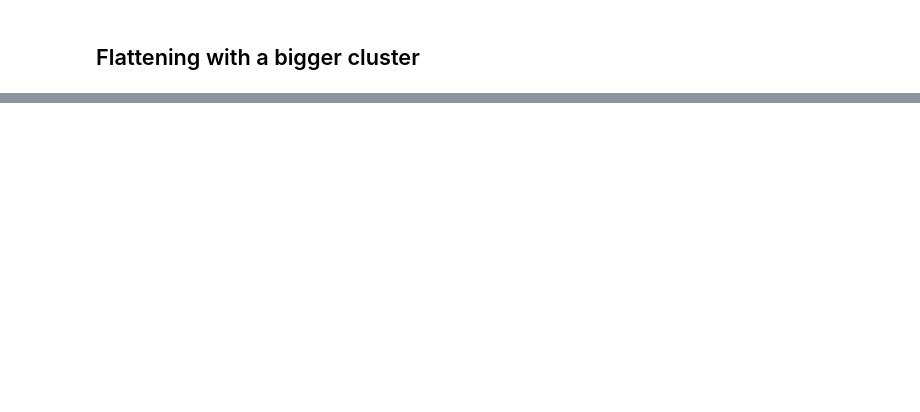
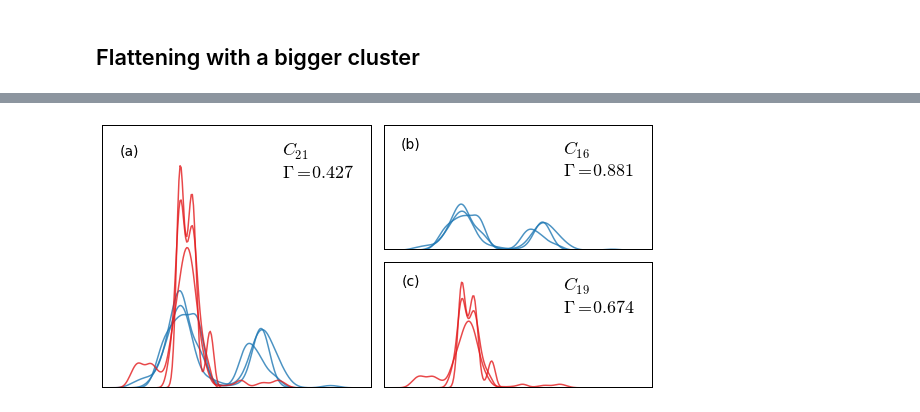
Before and after one commit to hilaryjoyce/smfs-data-analysis, a Jupyter notebook: Thesis figures - Analysis Outline.ipynb, the cells around one changed output, grey strips where cells are left out. Cells and saved outputs as stored; diff of their text form; code cells hidden in the pictures; blank space fills up the shorter version.

```diff
--- a/Thesis figures.ipynb
+++ b/Thesis figures - Analysis Outline.ipynb
@@ -2007,0 +1939,54 @@ Flatted cluster at minimum coincidence 0.25
+# %%
+cid = 20
+cluster = c.AnyCluster(coam, cid)
+left = c.AnyCluster(coam, cluster.left_id)
+right = c.AnyCluster(coam, cluster.right_id)
+# %%
+lcd_left = left.get_shifted_Lc_density_arrays()
+lcd_right = right.get_shifted_Lc_density_arrays()
+figsize(8,4)
+ax = subplot(121)
+for lcd in lcd_left:
+    plot(lcd[0], lcd[1], color=cpool[0], lw = 1.5, alpha=0.8)
+for lcd in lcd_right:
+    plot(lcd[0], lcd[1], color=cpool[1], lw = 1.5, alpha=0.8)
+text(40, 0.2, '$C_{%d}$\n$\Gamma = %.3f$' % ((cid+1), cluster.min_coincidence), fontsize=18)
+xlim(0,60)
+ylim(0,0.25)
+yticks([])
+xticks([])
+text(0.1, 0.9,'(a)',
+    horizontalalignment='center',
+    verticalalignment='center',
+    transform = ax.transAxes, size = 14)
+
+ax = subplot(222)
+for lcd in lcd_left:
+    plot(lcd[0], lcd[1], color=cpool[0], lw = 1.5, alpha=0.8)
+text(40, 0.15, '$C_{%d}$\n$\Gamma = %.3f$' % ((cluster.left_id+1), left.min_coincidence), fontsize=18)
+xlim(0,60)
+ylim(0,0.25)
+yticks([])
+xticks([])
+text(0.1, 0.85,'(b)',
+    horizontalalignment='center',
+    verticalalignment='center',
+    transform = ax.transAxes, size = 14)
+
+ax = subplot(224)
+for lcd in lcd_right:
+    plot(lcd[0], lcd[1], color=cpool[1], lw = 1.5, alpha=0.8)
+text(40, 0.15, '$C_{%d}$\n$\Gamma = %.3f$' % ((cluster.right_id+1), right.min_coincidence), fontsize=18)
+xlim(0,60)
+ylim(0,0.25)
+yticks([])
+xticks([]);
+
+text(0.1, 0.85,'(c)',
+    horizontalalignment='center',
+    verticalalignment='center',
+    transform = ax.transAxes, size = 14)
+tight_layout();
+savefig('%sleft_right_subs.pdf' % fig_folder)
+# %% [output]
+[figure, added]
```
Also changed, not shown: parts of 17 cells of this notebook, 1 other file.
